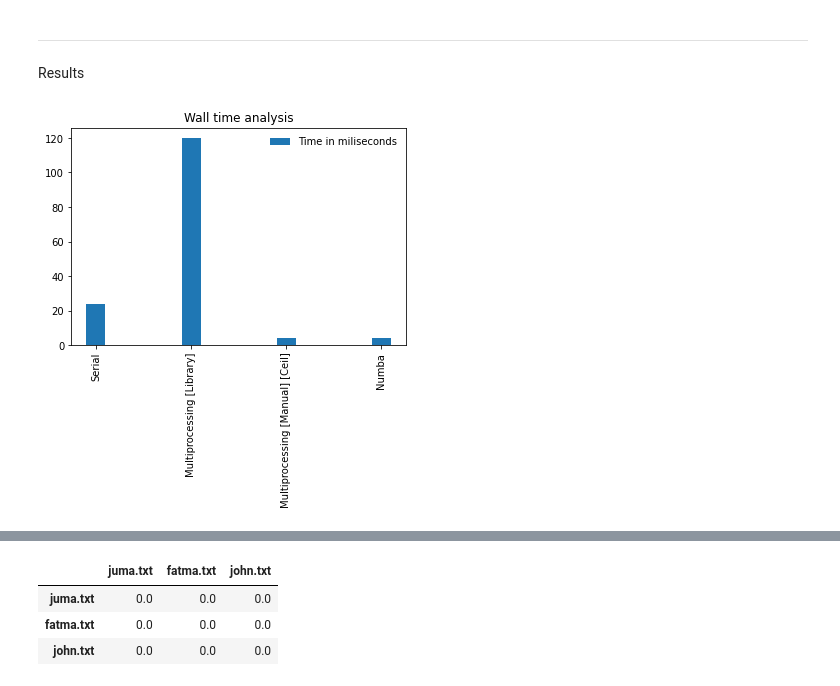
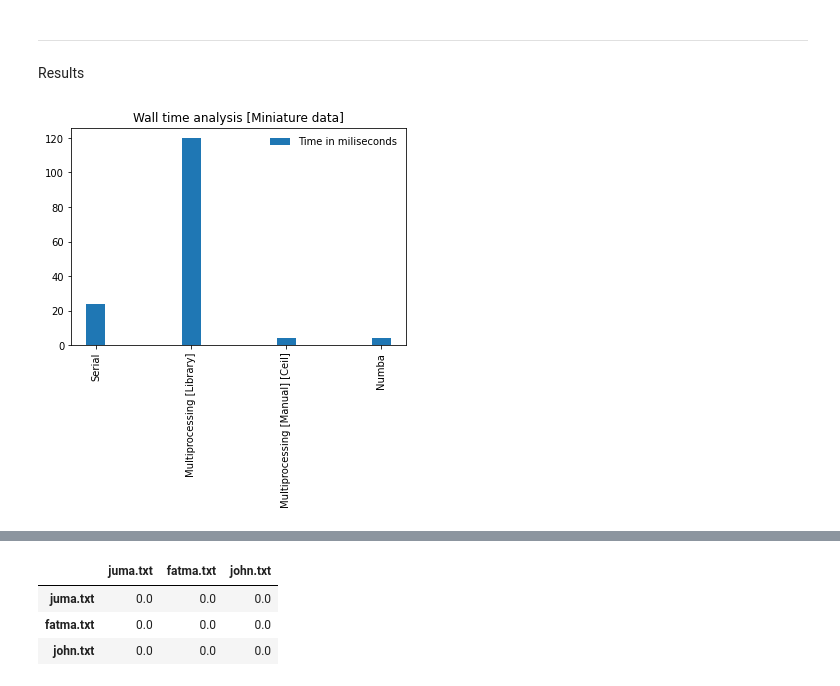
Before and after one commit to arindamkeswani/RePlicate, a Jupyter notebook: RePlicate_(HPC_Project).ipynb, the cells around one changed output, grey strips where cells are left out. Cells and saved outputs as stored; diff of their text form; code cells hidden in the pictures.

```diff
--- a/RePlicate_(HPC_Project).ipynb
+++ b/RePlicate_(HPC_Project).ipynb
@@ -336,17 +370,17 @@ Results
 # %%
 import matplotlib.pyplot as plt
 import numpy as np
 
 t=[23.5, 120, 4.19 , 4.22]
 ty=["Serial", "Multiprocessing [Library]", "Multiprocessing [Manual] [Ceil]" , "Numba"]
 nodes= np.arange(len(t))
 
 plt.bar(nodes,t,width=0.2, align='center' ,label='Time in miliseconds')
 
-plt.title("Wall time analysis")
+plt.title("Wall time analysis [Miniature data]")
 
 plt.xticks(nodes,ty,rotation=90)
 plt.legend(loc='best', frameon=False)
 plt.show()
 # %% [output]
-[figure, old version]
+[figure, new version]
```
Also changed, not shown: parts of 21 cells of this notebook.
